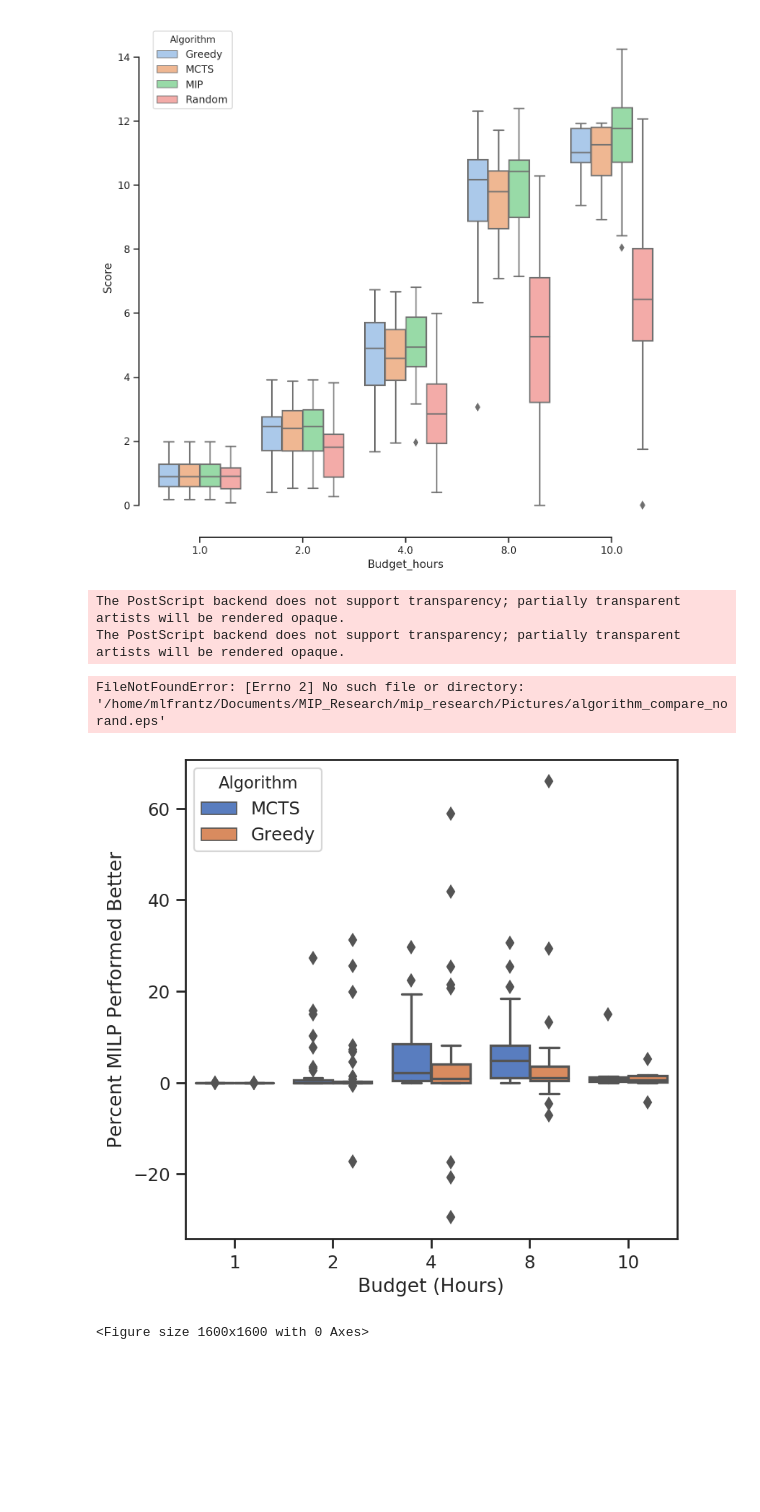
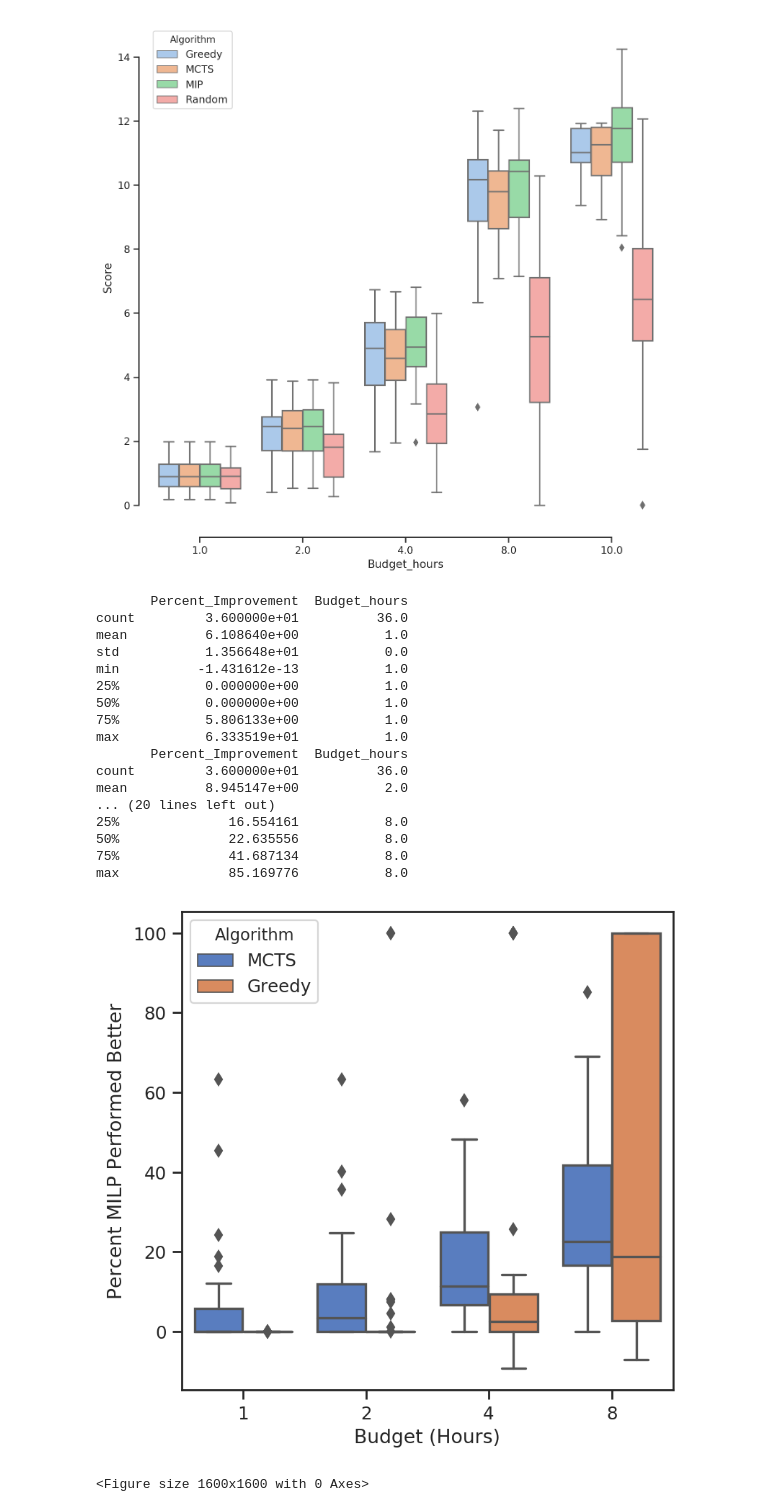
Before and after one commit to mlfrantz/OSU_MS_Robotics_Thesis, a Jupyter notebook: src/plotting_notebook.ipynb, the cells around one changed output. Saved outputs shown, nothing was run; the diff lists cells and outputs as text; code cells hidden in the pictures; blank space fills up the shorter version.

Commit message:
updated plots

```diff
--- a/src/plotting_notebook.ipynb
+++ b/src/plotting_notebook.ipynb
@@ -43,16 +43,17 @@ plt.show()
 [figure]
 # %%
 # Used for comparison for all algorithms
-dataPath = 'data/budget_test_all.csv'
+# dataPath = 'data/budget_test_all.csv'
+dataPath = 'data/constraint_test_all.csv'
 
 file_path = os.path.join(os.path.abspath('..'), dataPath)
 df = pd.read_csv(file_path)
 nsewConstraint = ['Algorithm', 'Map_Center', 'Start', 'Score', 'Run_Time_(sec)', 'Budget_hours', 'Constraints']
 df = df.filter(nsewConstraint)
 
-mip = df.query("Algorithm == 'MIP'")
-mcts = df.query("Algorithm == 'MCTS'")
-greedy = df.query("Algorithm == 'Greedy'")
+mip = df.query("Algorithm == 'MIP' and Constraints == '_diag'")
+mcts = df.query("Algorithm == 'MCTS' and Constraints == '_diag'")
+greedy = df.query("Algorithm == 'Greedy' and Constraints == '_diag'")
 random_alg = df.query("Algorithm == 'Random'")
 
 values = []
@@ -98,38 +99,63 @@ budget_df = pd.DataFrame(values, columns=columns)
 # #     budget_df.loc[budget_df["Budget_hours"] == b] = temp
 
 # width = 1/7
 # fig, ax = plt.subplots(figsize=(10,10))
 # plt.rcParams.update({'font.size':14})
 # budget = np.array(budget)
 
 
 # for b in budget:
 #     box_mip = ax.boxplot(budget_df.loc[budget_df["Algorithm"] == "MCTS"][budget_df["Budget_Hours" == b]]["Percent_Improvement"], labels=b, vert=True, notch=True)
 # # rect_same = ax.bar(budget-1.5*width, budget_df.loc[budget_df["Algorithm"] == "same_point"]["Mean"], width, color='g', yerr=budget_df.loc[budget_df["Algorithm"] == "same_point"]["Std_Error"])
 # # rect_nsew = ax.bar(budget-width/2, budget_df.loc[budget_df["Algorithm"] == "nsew"]["Mean"], width, color='r', yerr=budget_df.loc[budget_df["Algorithm"] == "same_point"]["Std_Error"])
 # # rect_diag = ax.bar(budget+width/2, budget_df.loc[budget_df["Algorithm"] == "diag"]["Mean"], width, color='purple', yerr=budget_df.loc[budget_df["Algorithm"] == "same_point"]["Std_Error"])
 
 # ax.set_ylabel("Average Score")
 # ax.set_xlabel("Budget (Hours)")
 # ax.set_xticks(budget)
 # # ax.legend((rect_none[0],rect_same[0], rect_nsew[0],rect_diag[0],rect_anti[0], rect_force[0]), ('None', 'Same Point Allowed', 'NSEW', "Diagonal Only", 'Anti-Curling', 'Forced Curling'))
 
+print(budget_df.loc[budget_df["Budget_hours"] == 1][budget_df["Algorithm"]=='MCTS'].describe())
+print(budget_df.loc[budget_df["Budget_hours"] == 2][budget_df["Algorithm"]=='MCTS'].describe())
+print(budget_df.loc[budget_df["Budget_hours"] == 4][budget_df["Algorithm"]=='MCTS'].describe())
+print(budget_df.loc[budget_df["Budget_hours"] == 8][budget_df["Algorithm"]=='MCTS'].describe())
+
+# print(budget_df.loc[budget_df["Budget_hours"] == 1][budget_df["Algorithm"]=='Greedy'].describe())
+# print(budget_df.loc[budget_df["Budget_hours"] == 2][budget_df["Algorithm"]=='Greedy'].describe())
+# print(budget_df.loc[budget_df["Budget_hours"] == 4][budget_df["Algorithm"]=='Greedy'].describe())
+# print(budget_df.loc[budget_df["Budget_hours"] == 8][budget_df["Algorithm"]=='Greedy'].describe())
+
+
 fig = plt.figure(figsize=(5.5,5.5), dpi=160, facecolor='w')
 plt.rcParams.update({'font.size':20})
 sns.set(style="ticks", palette="muted")
 sns.boxplot(x="Budget_hours", y="Percent_Improvement", hue="Algorithm", data=budget_df)
 plt.ylabel('Percent MILP Performed Better')
 plt.xlabel('Budget (Hours)')
 # plt.ylim([-20,40])
 # sns.despine(offset=10, trim=True)
 #
-plt.savefig('/home/mlfrantz/Documents/MIP_Research/mip_research/Pictures/' + 'algorithm_compare_norand.eps', format='eps')
+# plt.savefig('/home/frantz/Documents/MIP_Research/mip_research/Pictures/' + 'constraint_compare_samepoint.eps', format='eps')
 plt.show()
 # %% [output]
-The PostScript backend does not support transparency; partially transparent artists will be rendered opaque.
-The PostScript backend does not support transparency; partially transparent artists will be rendered opaque.
+       Percent_Improvement  Budget_hours
+count         3.600000e+01          36.0
+mean          6.108640e+00           1.0
+std           1.356648e+01           0.0
+min          -1.431612e-13           1.0
+25%           0.000000e+00           1.0
+50%           0.000000e+00           1.0
+75%           5.806133e+00           1.0
+max           6.333519e+01           1.0
+       Percent_Improvement  Budget_hours
+count         3.600000e+01          36.0
+mean          8.945147e+00           2.0
+... (20 lines left out)
+25%              16.554161           8.0
+50%              22.635556           8.0
+75%              41.687134           8.0
+max              85.169776           8.0
-FileNotFoundError: [Errno 2] No such file or directory: '/home/mlfrantz/Documents/MIP_Research/mip_research/Pictures/algorithm_compare_norand.eps'
-[figure, old version]
+[figure, new version]
 # %%
 # This is a bar plot
 fig = plt.figure(figsize=(10,10), dpi=160, facecolor='w')
```
Also changed, not shown: parts of 3 cells of this notebook.
